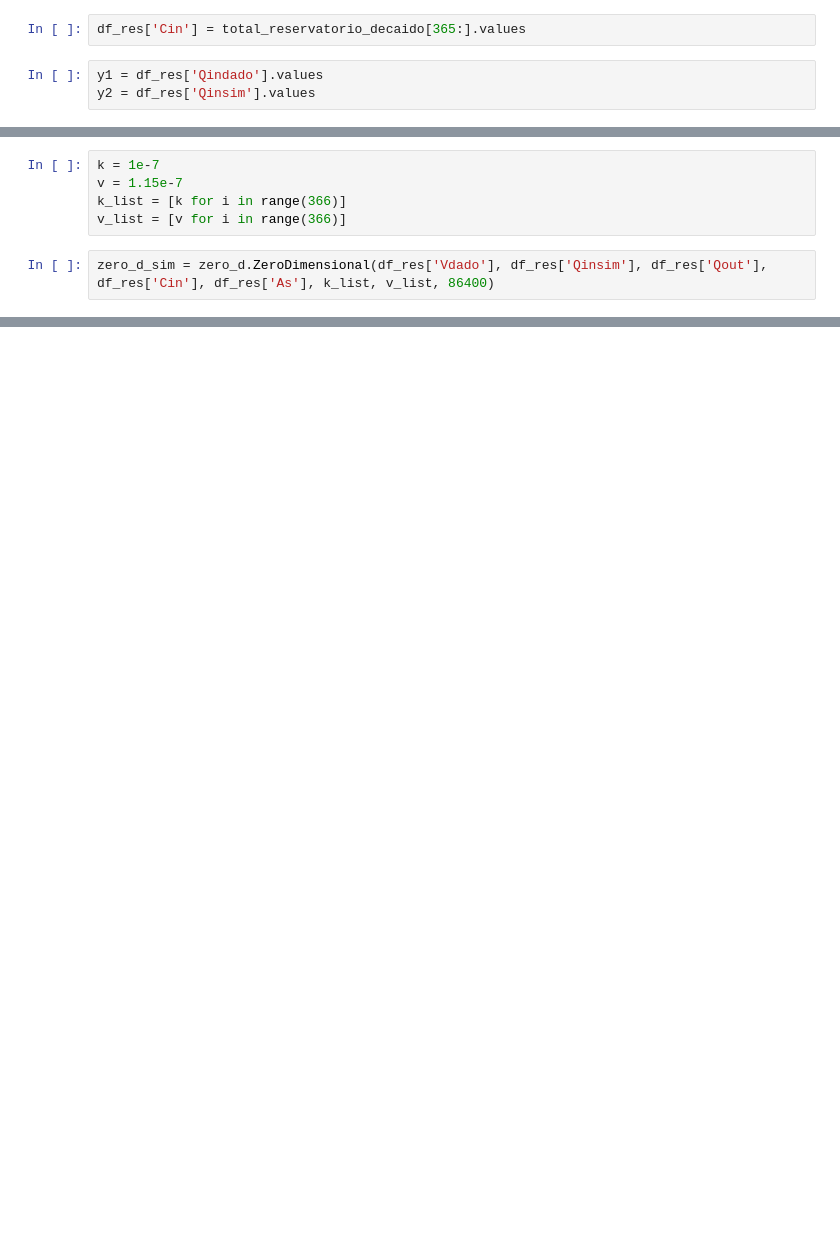
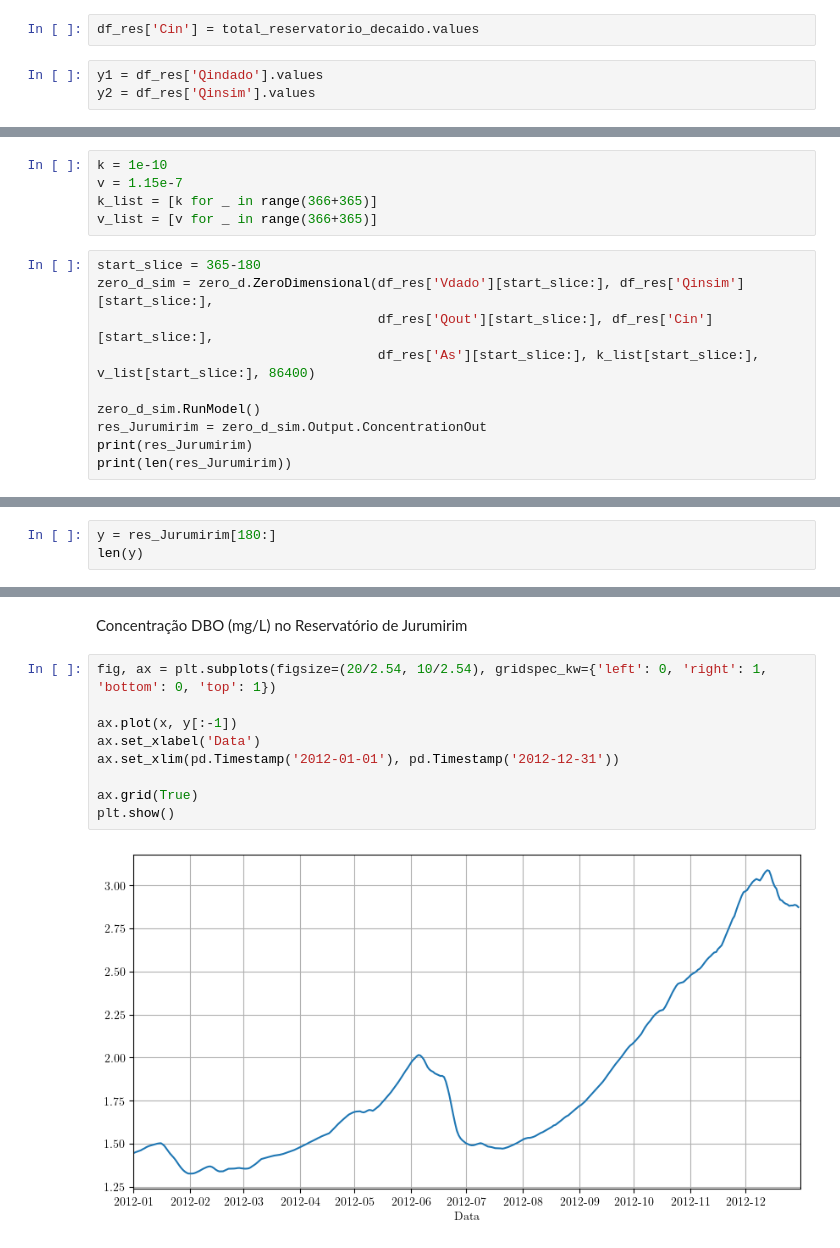
Before and after one commit to dariohhossoda/MOGESTpy, a Jupyter notebook: Applications/quality.ipynb, the cells around one changed output, grey strips where cells are left out. Drawn from its saved outputs; the diff is of its cells as text; blank space fills up the shorter version.

```diff
--- a/Applications/quality.ipynb
+++ b/Applications/quality.ipynb
@@ -329,5 +332,5 @@ df_res['Qinsim'] = (df_Q['Principal'].values + df_Q[86496].values + df_Q[86494].
 # %%
-df_res['Cin'] = total_reservatorio_decaido[365:].values
+df_res['Cin'] = total_reservatorio_decaido.values
 # %%
 y1 = df_res['Qindado'].values
 y2 = df_res['Qinsim'].values
@@ -350,9 +353,17 @@ layout = go.Layout(
 fig = go.Figure(data=[trace1, trace2], layout=layout)
 fig.show()
 # %%
-k = 1e-7
+k = 1e-10
 v = 1.15e-7
-k_list = [k for i in range(366)]
-v_list = [v for i in range(366)]
+k_list = [k for _ in range(366+365)]
+v_list = [v for _ in range(366+365)]
 # %%
-zero_d_sim = zero_d.ZeroDimensional(df_res['Vdado'], df_res['Qinsim'], df_res['Qout'], df_res['Cin'], df_res['As'], k_list, v_list, 86400)
+start_slice = 365-180
+zero_d_sim = zero_d.ZeroDimensional(df_res['Vdado'][start_slice:], df_res['Qinsim'][start_slice:],
+                                    df_res['Qout'][start_slice:], df_res['Cin'][start_slice:],
+                                    df_res['As'][start_slice:], k_list[start_slice:], v_list[start_slice:], 86400)
+
+zero_d_sim.RunModel()
+res_Jurumirim = zero_d_sim.Output.ConcentrationOut
+print(res_Jurumirim)
+print(len(res_Jurumirim))
@@ -362,0 +373,3 @@ res_Jurumirim = zero_d_sim.Output.ConcentrationOut
+# %%
+y = res_Jurumirim[180:]
+len(y)
@@ -377,3 +392,16 @@ layout = go.Layout(
 
 fig = go.Figure(data=[trace], layout=layout)
 fig.show()
+# %% [markdown]
+Concentração DBO (mg/L) no Reservatório de Jurumirim
+# %%
+fig, ax = plt.subplots(figsize=(20/2.54, 10/2.54), gridspec_kw={'left': 0, 'right': 1, 'bottom': 0, 'top': 1})
+
+ax.plot(x, y[:-1])
+ax.set_xlabel('Data')
+ax.set_xlim(pd.Timestamp('2012-01-01'), pd.Timestamp('2012-12-31'))
+
+ax.grid(True)
+plt.show()
+# %% [output]
+[figure, added]
```
Also changed, not shown: parts of 20 cells of this notebook, 2 other files.
